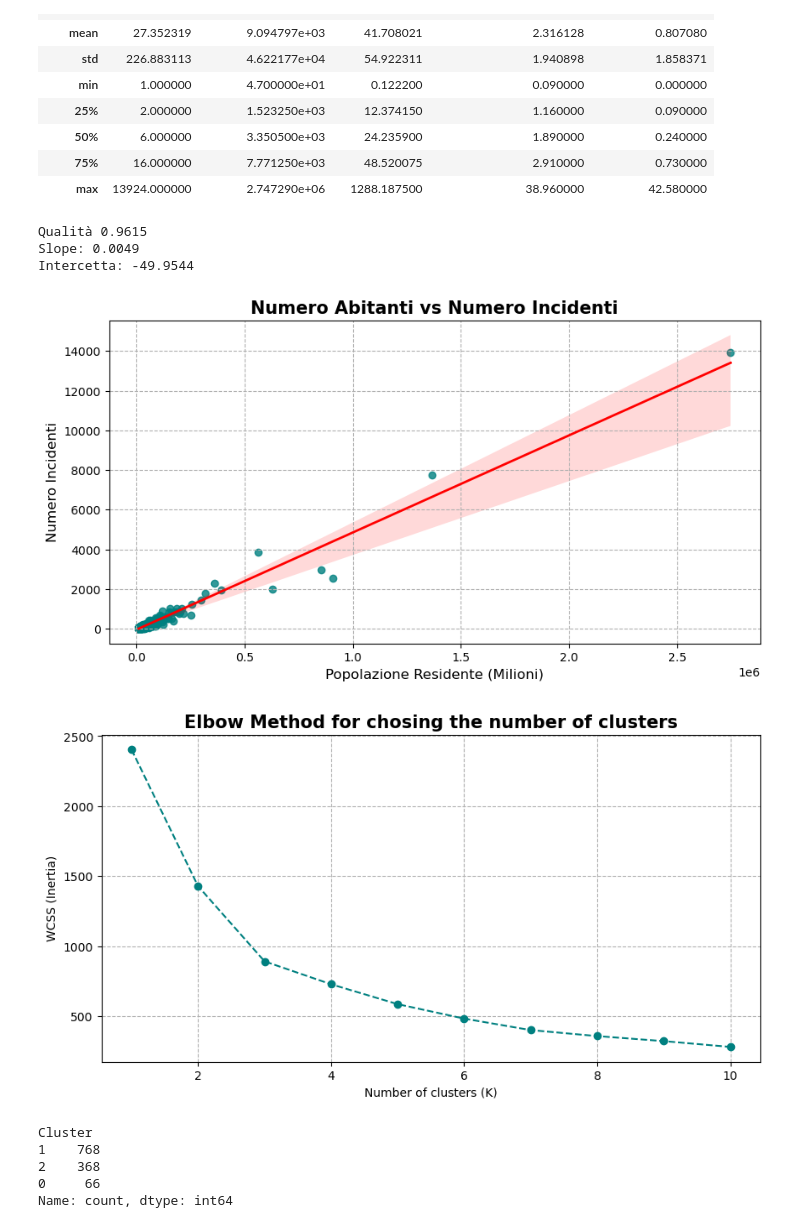
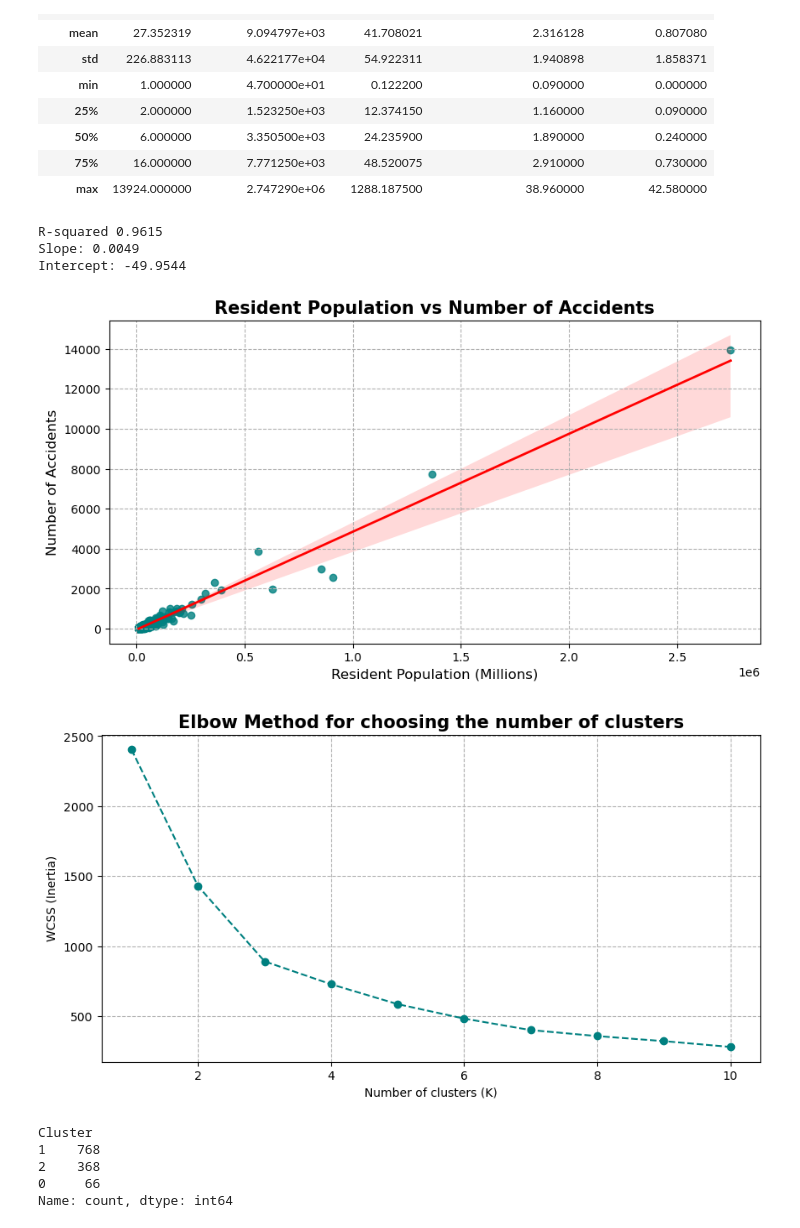
Before and after one commit to luca-chiulli-data/boolean-istat-traffic-analysis, a Jupyter notebook: notebooks/boolean_istat_traffic_analysis_notebook.ipynb, the cells around one changed output. Saved outputs shown, nothing was run; the diff lists cells and outputs as text; code cells hidden in the pictures.

```diff
--- a/notebooks/boolean_istat_traffic_analysis_notebook.ipynb
+++ b/notebooks/boolean_istat_traffic_analysis_notebook.ipynb
@@ -361,40 +349,42 @@ r_sq = model.score(X, y)
 coefficient = model.coef_[0]
 intercept = model.intercept_
 
-print(f"Qualità {r_sq:.4f}") # Shows how much of the data variability is explained by the linear regression
+print(f"R-squared {r_sq:.4f}") # Shows how much of the data variability is explained by the linear regression
 print(f"Slope: {coefficient:.4f}")
-print(f"Intercetta: {intercept:.4f}")
+print(f"Intercept: {intercept:.4f}")
 # %% [output]
-Qualità 0.9615
+R-squared 0.9615
 Slope: 0.0049
-Intercetta: -49.9544
+Intercept: -49.9544
 # %%
-# Linear regression model graph
+# Linear regression model plot
 
 plt.figure(figsize=(10, 5))
 sns.regplot(
     data=clean_pivot,
     x="Popolazione_residente",
     y="Incidenti",
     scatter_kws={"color":"teal"},
     line_kws={"color":"red", "linewidth": 2}
 )
 
-plt.title("Numero Abitanti vs Numero Incidenti", fontsize=15, fontweight="bold")
-plt.xlabel("Popolazione Residente (Milioni)", fontsize=12)
-plt.ylabel("Numero Incidenti", fontsize=12)
+plt.title("Resident Population vs Number of Accidents", fontsize=15, fontweight="bold")
+plt.xlabel("Resident Population (Millions)", fontsize=12)
+plt.ylabel("Number of Accidents", fontsize=12)
 plt.grid(True, linestyle="--")
 plt.show()
 # %% [output]
-[figure, old version]
+[figure, new version]
 # %%
+# Using the Elbow Method to find the best amount of clusters
+
 import warnings
 warnings.filterwarnings("ignore")
 
 from sklearn.preprocessing import StandardScaler
 from sklearn.cluster import KMeans
 
-# Rapporto incidenti ogni 1k abitanti e incidenti/kmq)
+# Accident rate per 1,000 residents and accidents per km²
 X = clean_pivot[["Accidents_per_1k_residents", "Accidents_per_kmsq"]].values
 
 scaler = StandardScaler()
@@ -410,11 +400,11 @@ for i in range(1, 11):
 # Creating the plot
 plt.figure(figsize=(10, 5))
 plt.plot(range(1, 11), wcss, marker='o', linestyle='--', color='teal')
-plt.title('Elbow Method for chosing the number of clusters', fontsize=15, fontweight='bold')
+plt.title('Elbow Method for choosing the number of clusters', fontsize=15, fontweight='bold')
 plt.xlabel('Number of clusters (K)')
 plt.ylabel('WCSS (Inertia)')
 plt.grid(True, linestyle="--")
 plt.show()
 # %% [output]
-[figure, old version]
+[figure, new version]
 # %%
```
Also changed, not shown: parts of 18 cells of this notebook, 1 other file.
